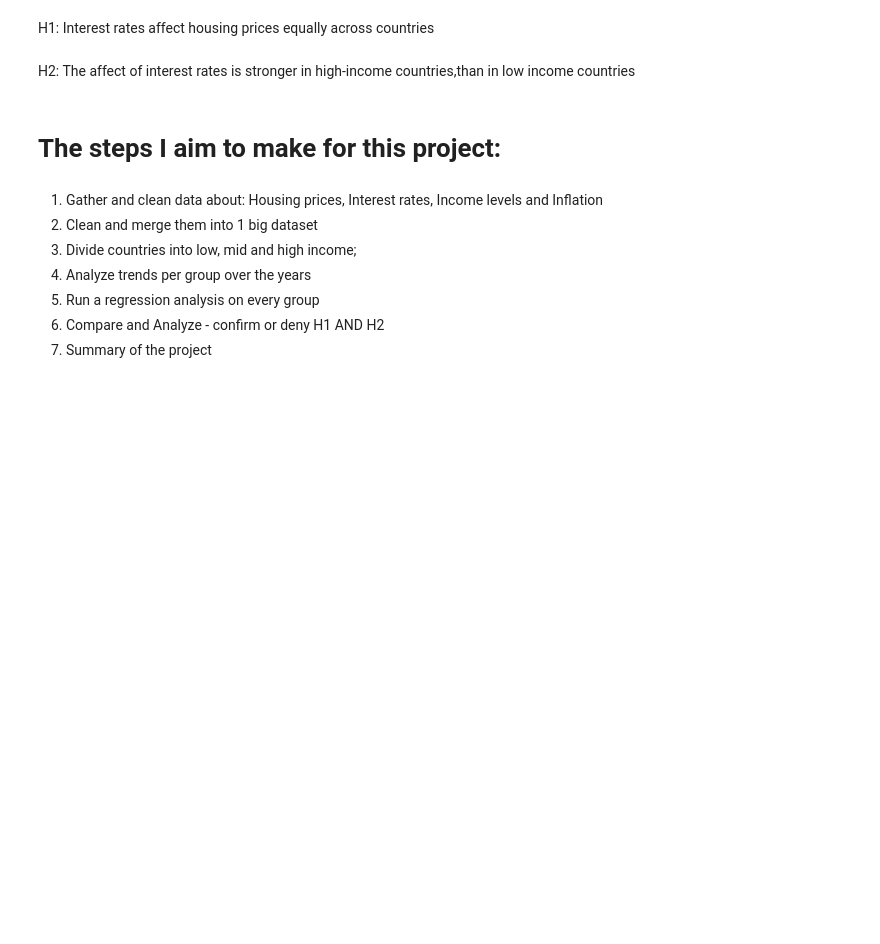
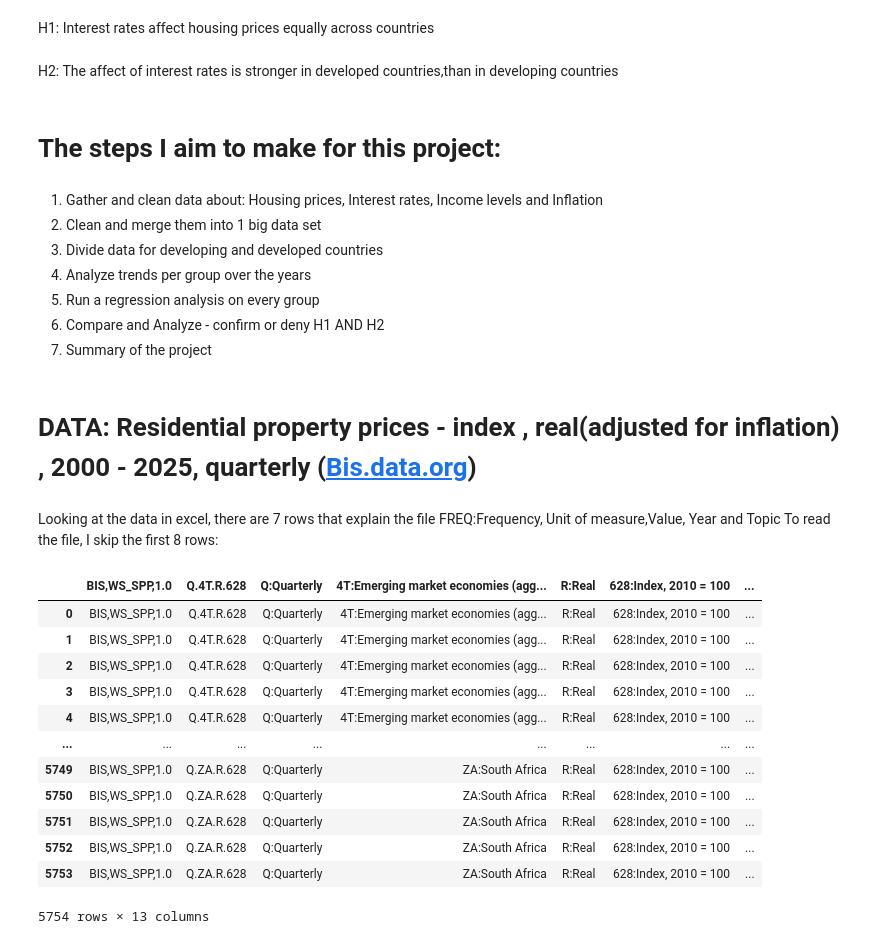
Before and after one commit to SiyanaVel19/Final_project_SU_2026, a Jupyter notebook: Project_housing.ipynb, the cells around one changed output. Cells and saved outputs as stored; diff of their text form; code cells hidden in the pictures; blank space fills up the shorter version.

```diff
--- a/Project_housing.ipynb
+++ b/Project_housing.ipynb
@@ -13,14 +14,35 @@ This was a very interesting notion to me and in this project I aim to analyze ho
 # %% [markdown]
 H1: Interest rates affect housing prices equally across countries
 # %% [markdown]
-H2: The affect of interest rates is stronger in high-income countries,than in low income countries
+H2: The affect of interest rates is stronger in developed countries,than in developing countries
 # %% [markdown]
 # The steps I aim to make for this project:
 # %% [markdown]
 1. Gather and clean data about: Housing prices, Interest rates, Income levels and Inflation
-2. Clean and merge them into 1 big dataset
-3. Divide countries into low, mid and high income;
+2. Clean and merge them into 1 big data set
+3. Divide data for developing and developed countries
 4. Analyze trends per group over the years
 5. Run a regression analysis on every group
 6. Compare and Analyze - confirm or deny H1 AND H2
 7. Summary of the project
+# %% [markdown]
+# DATA: Residential property prices - index , real(adjusted for inflation) , 2000 - 2025, quarterly ([Bis.data.org](https://data.bis.org/topics/RPP/data?data_view=table&rows=REF_AREA&cols=TIME_PERIOD&settings=asc%7Cdesc%7Cname&filter=FREQ%3DQ%255EUNIT_MEASURE%3D628%255EVALUE%3DR%255EYEAR%3D2000%257C2001%257C2002%257C2003%257C2004%257C2005%257C2006%257C2007%257C2008%257C2009%257C2010%257C2011%257C2012%257C2013%257C2014%257C2015%257C2016%257C2017%257C2018%257C2019%257C2021%257C2020%257C2022%257C2025%257C2024%257C2023))
+# %% [markdown]
+Looking at the data in excel, there are 7 rows that explain the file FREQ:Frequency, Unit of measure,Value, Year and Topic
+To read the file, I skip the first 8 rows:
+# %%
+pd.read_csv("Housing_price_index_real.csv", skiprows=8)
+# %% [output]
+|  | BIS,WS_SPP,1.0 | Q.4T.R.628 | Q:Quarterly | 4T:Emerging market economies (agg... | R:Real | 628:Index, 2010 = 100 | ... |
+| 0 | BIS,WS_SPP,1.0 | Q.4T.R.628 | Q:Quarterly | 4T:Emerging market economies (agg... | R:Real | 628:Index, 2010 = 100 | ... |
+| 1 | BIS,WS_SPP,1.0 | Q.4T.R.628 | Q:Quarterly | 4T:Emerging market economies (agg... | R:Real | 628:Index, 2010 = 100 | ... |
+| 2 | BIS,WS_SPP,1.0 | Q.4T.R.628 | Q:Quarterly | 4T:Emerging market economies (agg... | R:Real | 628:Index, 2010 = 100 | ... |
+| 3 | BIS,WS_SPP,1.0 | Q.4T.R.628 | Q:Quarterly | 4T:Emerging market economies (agg... | R:Real | 628:Index, 2010 = 100 | ... |
+| 4 | BIS,WS_SPP,1.0 | Q.4T.R.628 | Q:Quarterly | 4T:Emerging market economies (agg... | R:Real | 628:Index, 2010 = 100 | ... |
+| ... | ... | ... | ... | ... | ... | ... | ... |
+| 5749 | BIS,WS_SPP,1.0 | Q.ZA.R.628 | Q:Quarterly | ZA:South Africa | R:Real | 628:Index, 2010 = 100 | ... |
+| 5750 | BIS,WS_SPP,1.0 | Q.ZA.R.628 | Q:Quarterly | ZA:South Africa | R:Real | 628:Index, 2010 = 100 | ... |
+| 5751 | BIS,WS_SPP,1.0 | Q.ZA.R.628 | Q:Quarterly | ZA:South Africa | R:Real | 628:Index, 2010 = 100 | ... |
+| 5752 | BIS,WS_SPP,1.0 | Q.ZA.R.628 | Q:Quarterly | ZA:South Africa | R:Real | 628:Index, 2010 = 100 | ... |
+| 5753 | BIS,WS_SPP,1.0 | Q.ZA.R.628 | Q:Quarterly | ZA:South Africa | R:Real | 628:Index, 2010 = 100 | ... |
+5754 rows × 13 columns
```
Also changed, not shown: parts of 9 cells of this notebook.
